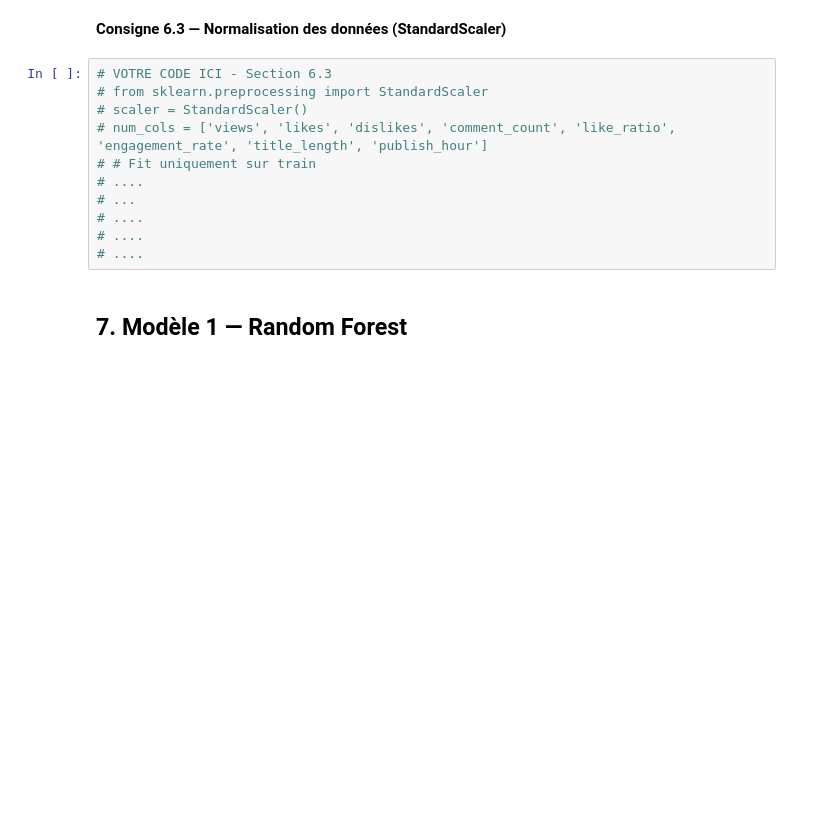
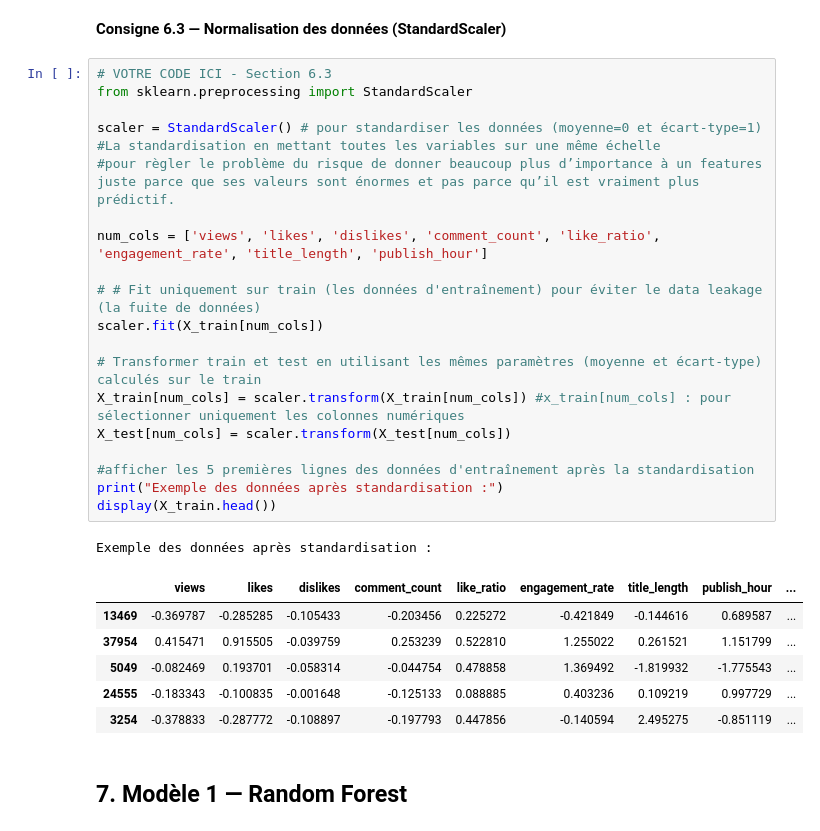
Before and after one commit to Fadila04/classification-IA, a Jupyter notebook: projet-ml-youtube-trending-68b010e7b5bc2532236423.ipynb, the cells around one changed output. Saved outputs shown, nothing was run; the diff lists cells and outputs as text; blank space fills up the shorter version.

```diff
--- a/projet-ml-youtube-trending-68b010e7b5bc2532236423.ipynb
+++ b/projet-ml-youtube-trending-68b010e7b5bc2532236423.ipynb
@@ -292,15 +342,32 @@ Name: title_word_count, Length: 6351, dtype: int64
 **Consigne 6.3 — Normalisation des données (StandardScaler)**
 # %%
 # VOTRE CODE ICI - Section 6.3
-# from sklearn.preprocessing import StandardScaler
-# scaler = StandardScaler()
-# num_cols = ['views', 'likes', 'dislikes', 'comment_count', 'like_ratio', 'engagement_rate', 'title_length', 'publish_hour']
-# # Fit uniquement sur train
-# ....
-# ...
-# ....
-# ....
-# ....
+from sklearn.preprocessing import StandardScaler
+
+scaler = StandardScaler() # pour standardiser les données (moyenne=0 et écart-type=1)
+#La standardisation en mettant toutes les variables sur une même échelle
+#pour règler le problème du risque de donner beaucoup plus d’importance à un features juste parce que ses valeurs sont énormes et pas parce qu’il est vraiment plus prédictif.
+
+num_cols = ['views', 'likes', 'dislikes', 'comment_count', 'like_ratio', 'engagement_rate', 'title_length', 'publish_hour']
+
+# # Fit uniquement sur train (les données d'entraînement) pour éviter le data leakage (la fuite de données)
+scaler.fit(X_train[num_cols])
+
+# Transformer train et test en utilisant les mêmes paramètres (moyenne et écart-type) calculés sur le train
+X_train[num_cols] = scaler.transform(X_train[num_cols]) #x_train[num_cols] : pour sélectionner uniquement les colonnes numériques
+X_test[num_cols] = scaler.transform(X_test[num_cols])
+
+#afficher les 5 premières lignes des données d'entraînement après la standardisation
+print("Exemple des données après standardisation :")
+display(X_train.head())
+# %% [output]
+Exemple des données après standardisation :
+|  | views | likes | dislikes | comment_count | like_ratio | engagement_rate | title_length | publish_hour | ... |
+| 13469 | -0.369787 | -0.285285 | -0.105433 | -0.203456 | 0.225272 | -0.421849 | -0.144616 | 0.689587 | ... |
+| 37954 | 0.415471 | 0.915505 | -0.039759 | 0.253239 | 0.522810 | 1.255022 | 0.261521 | 1.151799 | ... |
+| 5049 | -0.082469 | 0.193701 | -0.058314 | -0.044754 | 0.478858 | 1.369492 | -1.819932 | -1.775543 | ... |
+| 24555 | -0.183343 | -0.100835 | -0.001648 | -0.125133 | 0.088885 | 0.403236 | 0.109219 | 0.997729 | ... |
+| 3254 | -0.378833 | -0.287772 | -0.108897 | -0.197793 | 0.447856 | -0.140594 | 2.495275 | -0.851119 | ... |
 # %% [markdown]
 ## 7. Modèle 1 — Random Forest
 # %% [markdown]
```
Also changed, not shown: parts of 8 cells of this notebook.
